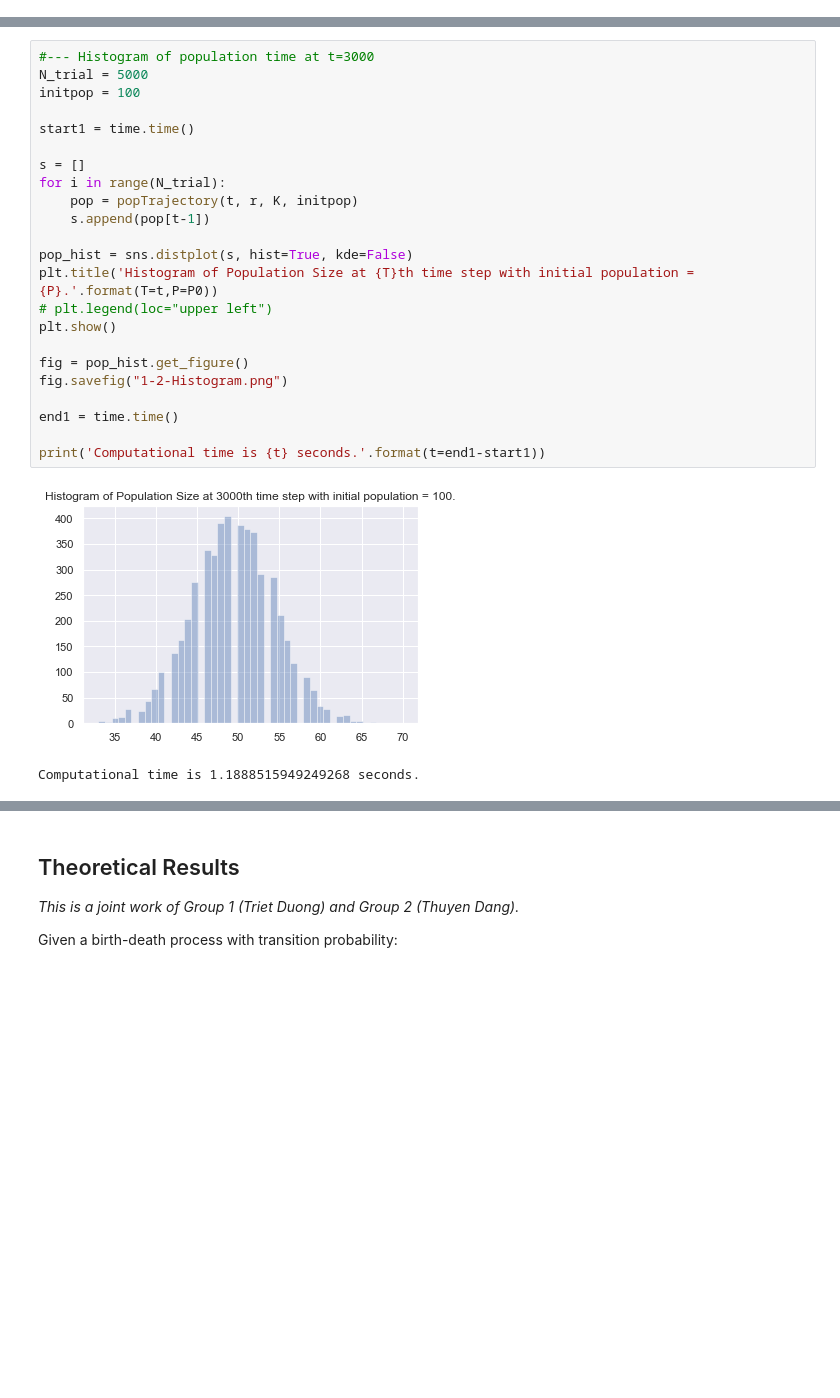
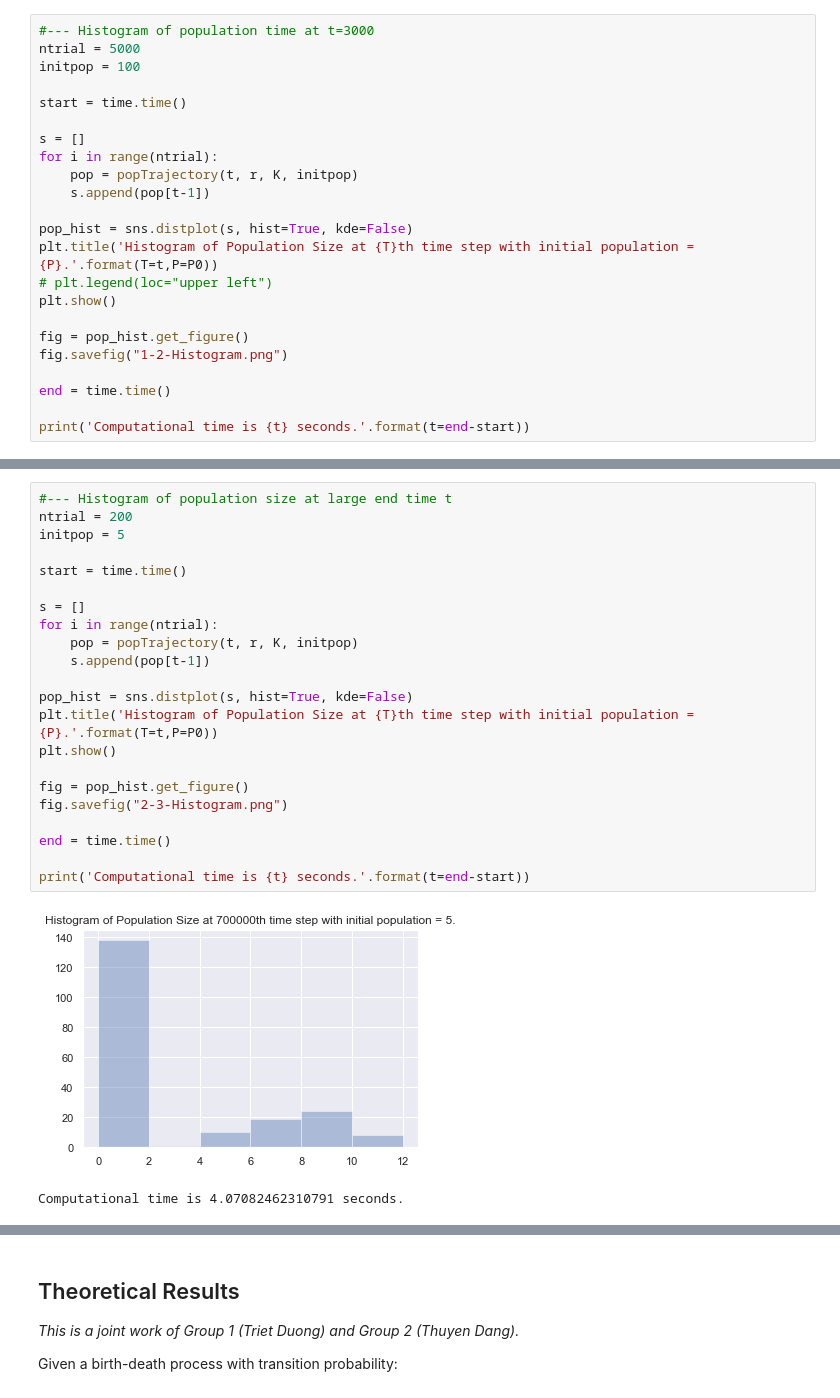
Before and after one commit to trienthuyendang/M6397-StochasticProcesses, a Jupyter notebook: Computational-challenges/CompChallenge2.ipynb, the cells around one changed output, grey strips where cells are left out. Drawn from its saved outputs; the diff is of its cells as text; blank space fills up the shorter version.

```diff
--- a/Computational-challenges/CompChallenge2.ipynb
+++ b/Computational-challenges/CompChallenge2.ipynb
@@ -79,0 +167,23 @@ def anaExtinctionTime(r,K,initpop):
+# %%
+#--- Histogram of population time at t=3000
+ntrial = 5000
+initpop = 100
+
+start = time.time()
+
+s = []
+for i in range(ntrial):
+    pop = popTrajectory(t, r, K, initpop)
+    s.append(pop[t-1])
+
+pop_hist = sns.distplot(s, hist=True, kde=False)
+plt.title('Histogram of Population Size at {T}th time step with initial population = {P}.'.format(T=t,P=P0))
+# plt.legend(loc="upper left")
+plt.show()
+
+fig = pop_hist.get_figure()
+fig.savefig("1-2-Histogram.png")
+
+end = time.time()
+
+print('Computational time is {t} seconds.'.format(t=end-start))
@@ -113,26 +303,25 @@ Computational time is 2.7037999629974365 seconds.
 # %%
-#--- Histogram of population time at t=3000
-N_trial = 5000
-initpop = 100
+#--- Histogram of population size at large end time t
+ntrial = 200
+initpop = 5
 
-start1 = time.time()
+start = time.time()
 
 s = []
-for i in range(N_trial):
+for i in range(ntrial):
     pop = popTrajectory(t, r, K, initpop)
     s.append(pop[t-1])
 
 pop_hist = sns.distplot(s, hist=True, kde=False)
 plt.title('Histogram of Population Size at {T}th time step with initial population = {P}.'.format(T=t,P=P0))
-# plt.legend(loc="upper left")
 plt.show()
 
 fig = pop_hist.get_figure()
-fig.savefig("1-2-Histogram.png")
+fig.savefig("2-3-Histogram.png")
 
-end1 = time.time()
+end = time.time()
 
-print('Computational time is {t} seconds.'.format(t=end1-start1))
+print('Computational time is {t} seconds.'.format(t=end-start))
 # %% [output]
-[figure, old version]
+[figure, new version]
-Computational time is 1.1888515949249268 seconds.
+Computational time is 4.07082462310791 seconds.
```
Also changed, not shown: parts of 24 cells of this notebook.
